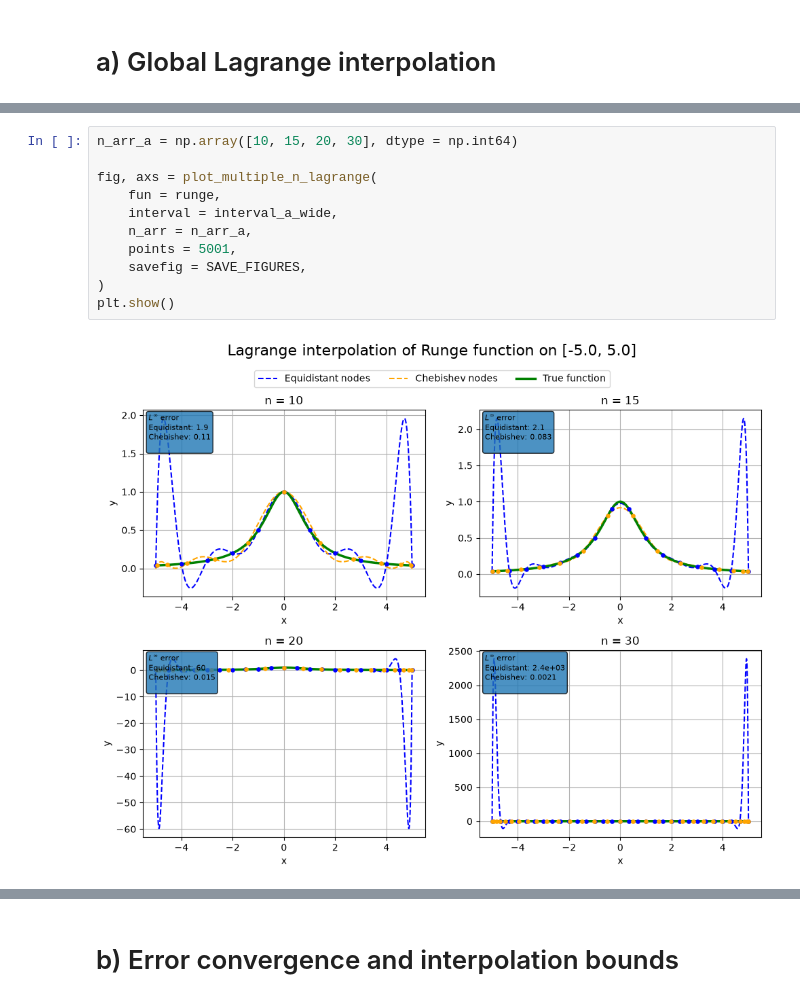
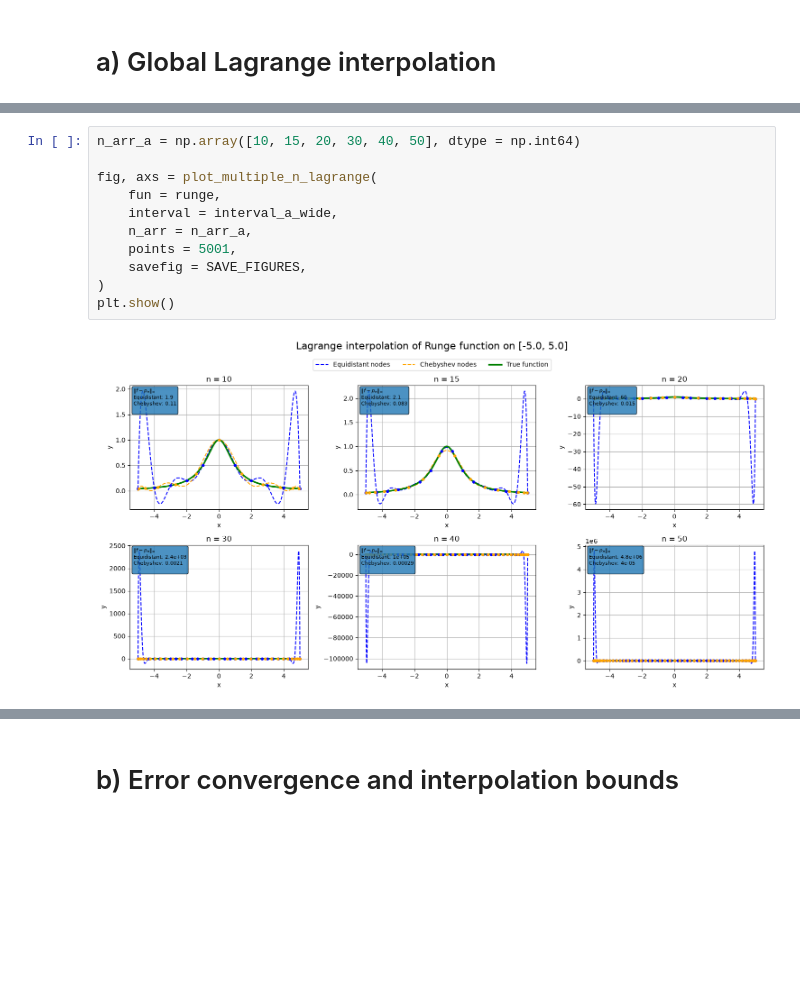
Before and after one commit to KristofferEide06/TMA4215, a Jupyter notebook: project_1/notebooks/project_1.ipynb, the cells around one changed output, grey strips where cells are left out. Saved outputs shown, nothing was run; the diff lists cells and outputs as text; blank space fills up the shorter version.

```diff
--- a/project_1/notebooks/project_1.ipynb
+++ b/project_1/notebooks/project_1.ipynb
@@ -44,16 +46,16 @@ fig, ax = plot_chebishev_equidistant_lagrange (
 # %%
-n_arr_a = np.array([10, 15, 20, 30], dtype = np.int64)
+n_arr_a = np.array([10, 15, 20, 30, 40, 50], dtype = np.int64)
 
 fig, axs = plot_multiple_n_lagrange(
     fun = runge,
     interval = interval_a_wide,
     n_arr = n_arr_a,
     points = 5001,
     savefig = SAVE_FIGURES,
 )
 plt.show()
 # %% [output]
-[figure, old version]
+[figure, new version]
 # %%
 interval_a_small = (-1.0, 1.0)
 
```
Also changed, not shown: parts of 38 cells of this notebook, 8 other files.
